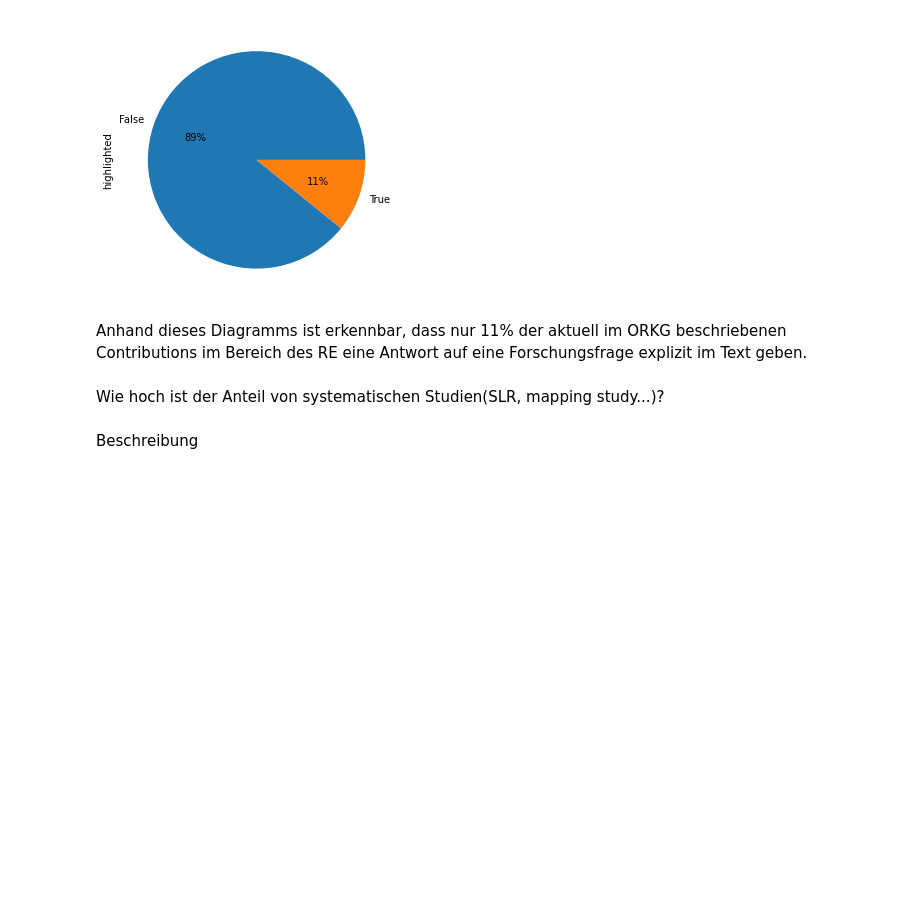
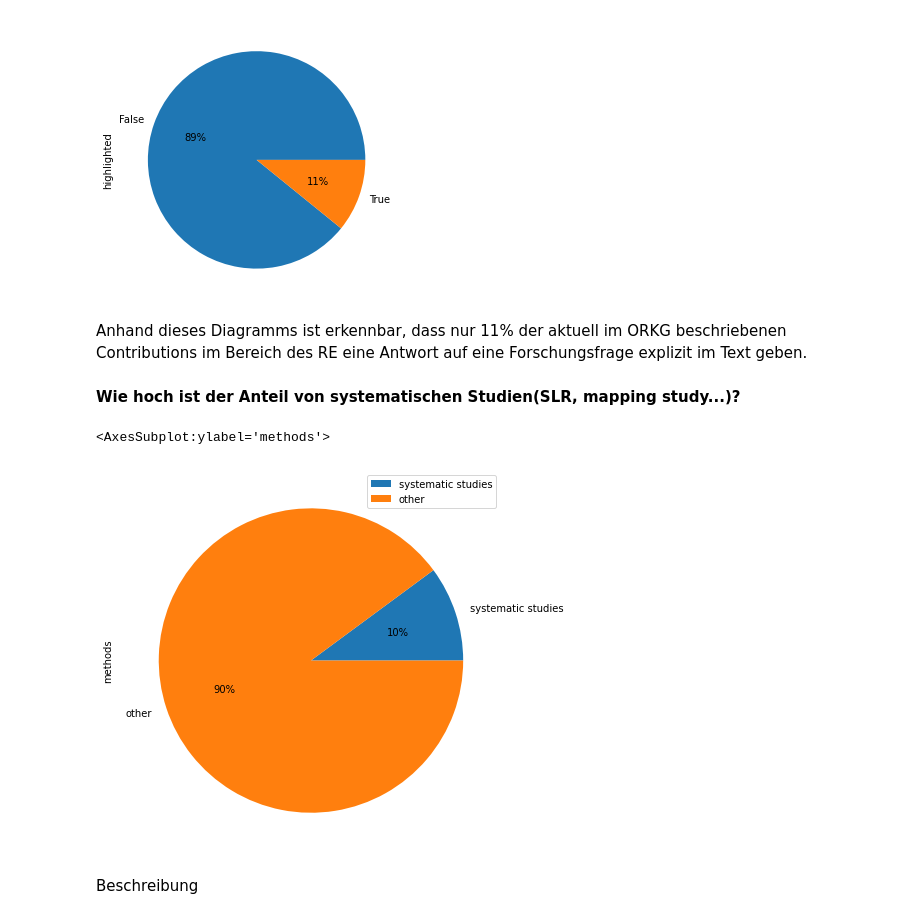
Before and after one commit to fWern/Bachelor-Thesis, a Jupyter notebook: sjoberg_roadmap_questions.ipynb, the cells around one changed output. Saved outputs shown, nothing was run; the diff lists cells and outputs as text; code cells hidden in the pictures; blank space fills up the shorter version.

```diff
--- a/sjoberg_roadmap_questions.ipynb
+++ b/sjoberg_roadmap_questions.ipynb
@@ -201,7 +201,24 @@ data['highlighted'].value_counts().plot(kind='pie', autopct='%1.0f%%', figsize=(
 # %% [markdown]
 Anhand dieses Diagramms ist erkennbar, dass nur 11% der aktuell im ORKG beschriebenen Contributions im Bereich des RE eine Antwort auf eine Forschungsfrage explizit im Text geben.
 # %% [markdown]
-Wie hoch ist der Anteil von systematischen Studien(SLR, mapping study...)?
+**Wie hoch ist der Anteil von systematischen Studien(SLR, mapping study...)?**
+# %%
+query = """
+        SELECT ?contribution, ?secondary
+            WHERE {
+              ?paper orkgp:P31 ?contribution.
+              ?contribution a orkgc:C27001.
+              OPTIONAL{?contribution orkgp:P56008/orkgp:P57021/rdfs:label ?secondary.
+              FILTER regex(?secondary, "(literature|systematic)", "i")}
+        }
+        """
+data = sparql_dataframe.get(endpoint_url, PREFIX+query)
+number_systematic_studies = data['secondary'].value_counts().sum()
+systematic_studies = pd.DataFrame({'methods':[number_systematic_studies, len(data) - number_systematic_studies]}, index=['systematic studies', 'other'])
+systematic_studies.plot(kind='pie', y='methods', autopct='%1.0f%%', figsize=(7,7))
+# %% [output]
+<AxesSubplot:ylabel='methods'>
+[figure, added]
 # %% [markdown]
 Beschreibung
 # %% [markdown]
```
Also changed, not shown: parts of 5 cells of this notebook.
